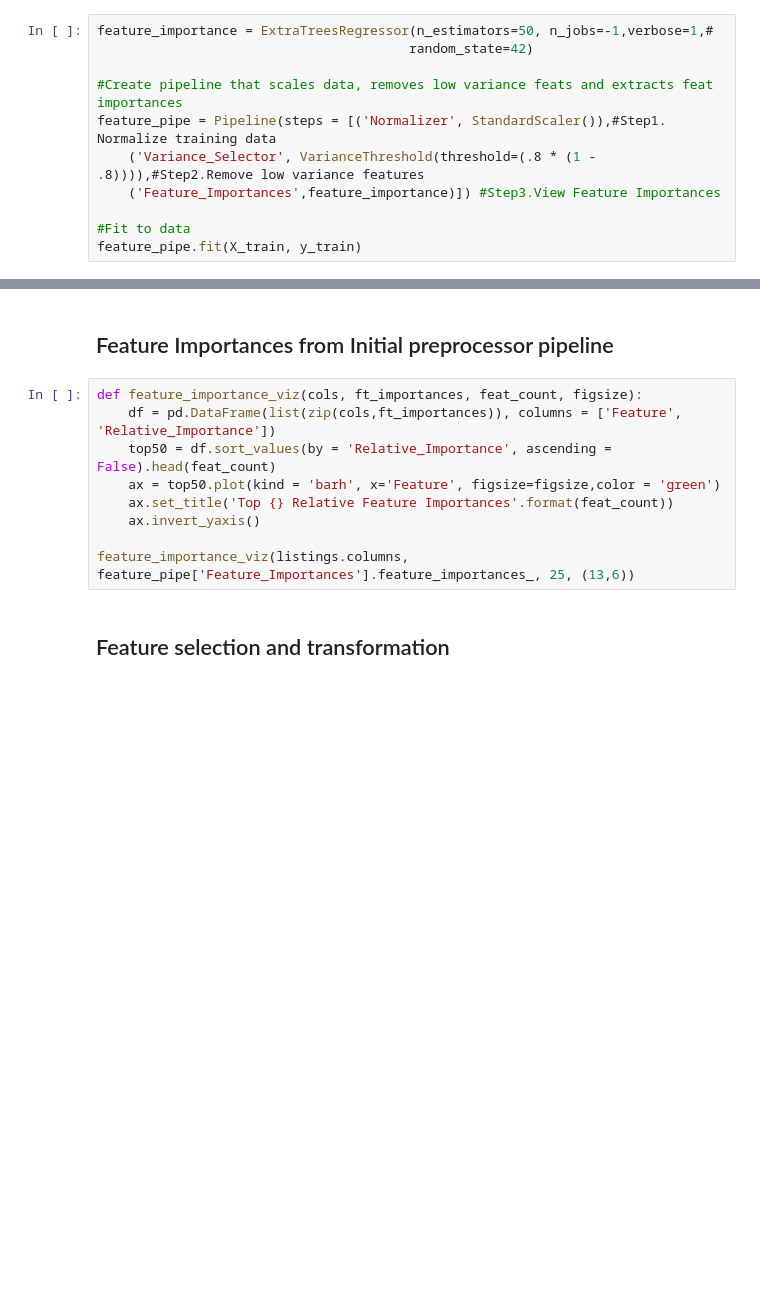
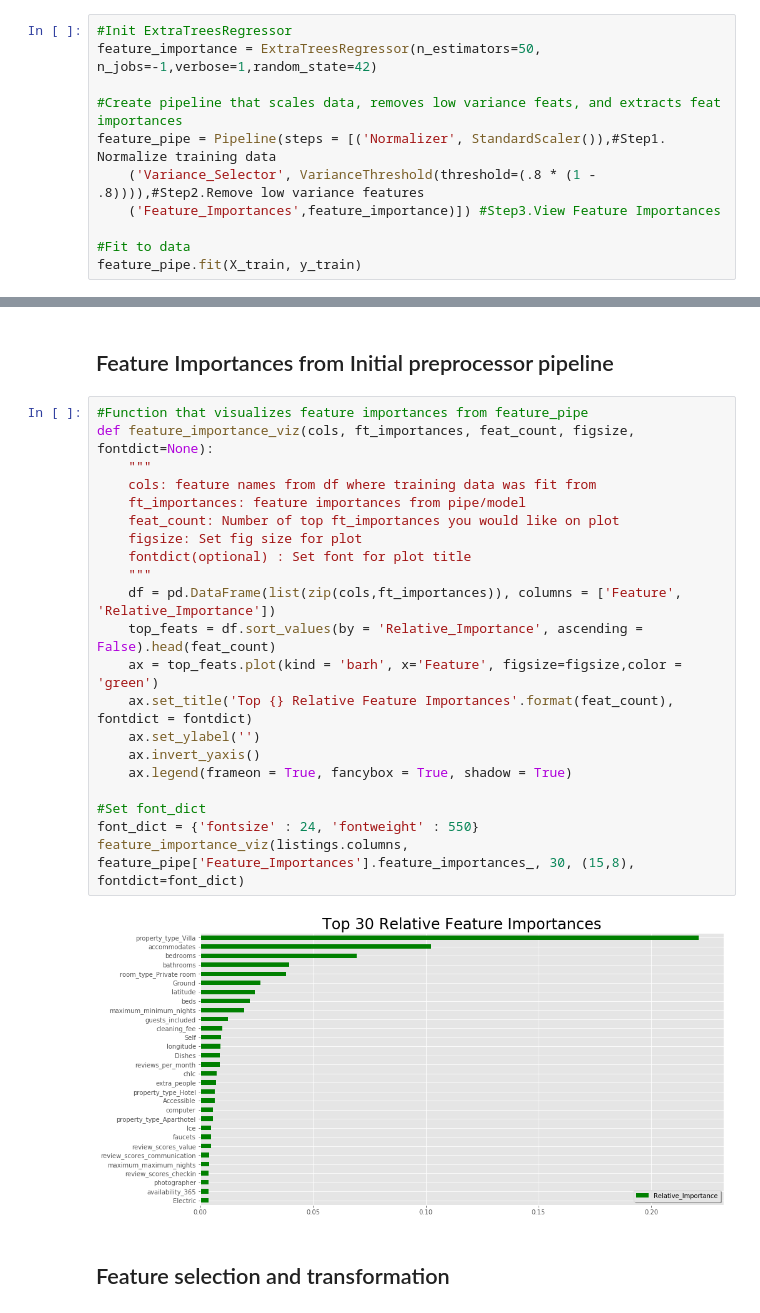
Before and after one commit to KishenSharma6/Airbnb-Analysis, a Jupyter notebook: Project Codes/05. Modeling/2020_0213_Listings_ML.ipynb, the cells around one changed output, grey strips where cells are left out. Drawn from its saved outputs; the diff is of its cells as text; blank space fills up the shorter version.

```diff
--- a/Project Codes/05. Modeling/2020_0213_Listings_ML.ipynb
+++ b/Project Codes/05. Modeling/2020_0213_Listings_ML.ipynb
@@ -106,10 +99,10 @@ from sklearn.model_selection import cross_validate
 # %% [markdown]
 ## Initial preprocessing pipeline
 # %%
-feature_importance = ExtraTreesRegressor(n_estimators=50, n_jobs=-1,verbose=1,#
-                                        random_state=42)
+#Init ExtraTreesRegressor
+feature_importance = ExtraTreesRegressor(n_estimators=50, n_jobs=-1,verbose=1,random_state=42)
 
-#Create pipeline that scales data, removes low variance feats and extracts feat importances
+#Create pipeline that scales data, removes low variance feats, and extracts feat importances
 feature_pipe = Pipeline(steps = [('Normalizer', StandardScaler()),#Step1. Normalize training data
     ('Variance_Selector', VarianceThreshold(threshold=(.8 * (1 - .8)))),#Step2.Remove low variance features
     ('Feature_Importances',feature_importance)]) #Step3.View Feature Importances
@@ -121,14 +133,28 @@ KeyboardInterrupt:
 # %% [markdown]
 ## Feature Importances from Initial preprocessor pipeline
 # %%
-def feature_importance_viz(cols, ft_importances, feat_count, figsize):
+#Function that visualizes feature importances from feature_pipe
+def feature_importance_viz(cols, ft_importances, feat_count, figsize, fontdict=None):
+    """
+    cols: feature names from df where training data was fit from
+    ft_importances: feature importances from pipe/model
+    feat_count: Number of top ft_importances you would like on plot
+    figsize: Set fig size for plot
+    fontdict(optional) : Set font for plot title
+    """
     df = pd.DataFrame(list(zip(cols,ft_importances)), columns = ['Feature', 'Relative_Importance'])
-    top50 = df.sort_values(by = 'Relative_Importance', ascending = False).head(feat_count)
-    ax = top50.plot(kind = 'barh', x='Feature', figsize=figsize,color = 'green')
-    ax.set_title('Top {} Relative Feature Importances'.format(feat_count))
+    top_feats = df.sort_values(by = 'Relative_Importance', ascending = False).head(feat_count)
+    ax = top_feats.plot(kind = 'barh', x='Feature', figsize=figsize,color = 'green')
+    ax.set_title('Top {} Relative Feature Importances'.format(feat_count), fontdict = fontdict)
+    ax.set_ylabel('')
     ax.invert_yaxis()
+    ax.legend(frameon = True, fancybox = True, shadow = True)
 
-feature_importance_viz(listings.columns, feature_pipe['Feature_Importances'].feature_importances_, 25, (13,6))
+#Set font_dict
+font_dict = {'fontsize' : 24, 'fontweight' : 550}
+feature_importance_viz(listings.columns, feature_pipe['Feature_Importances'].feature_importances_, 30, (15,8), fontdict=font_dict)
+# %% [output]
+[figure, added]
 # %% [markdown]
 ## Feature selection and transformation
 # %%
```
Also changed, not shown: parts of 34 cells of this notebook, 1 other file.
